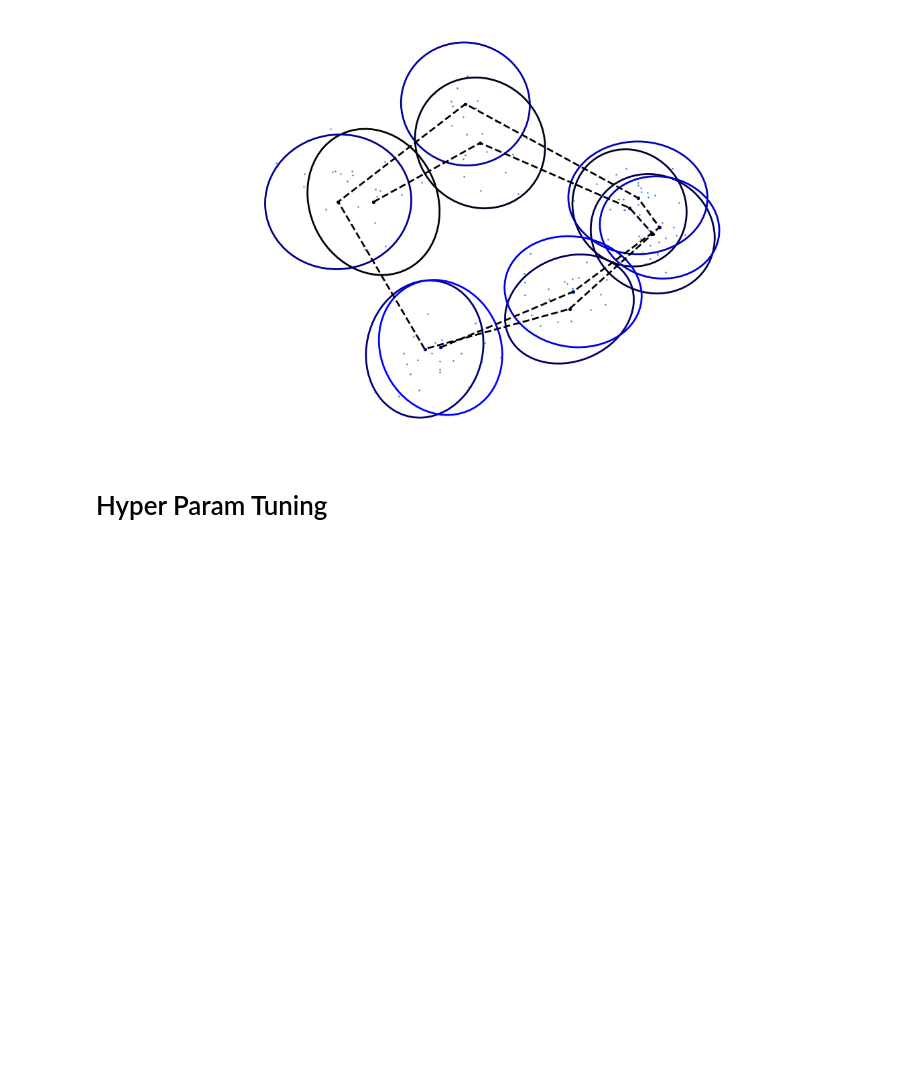
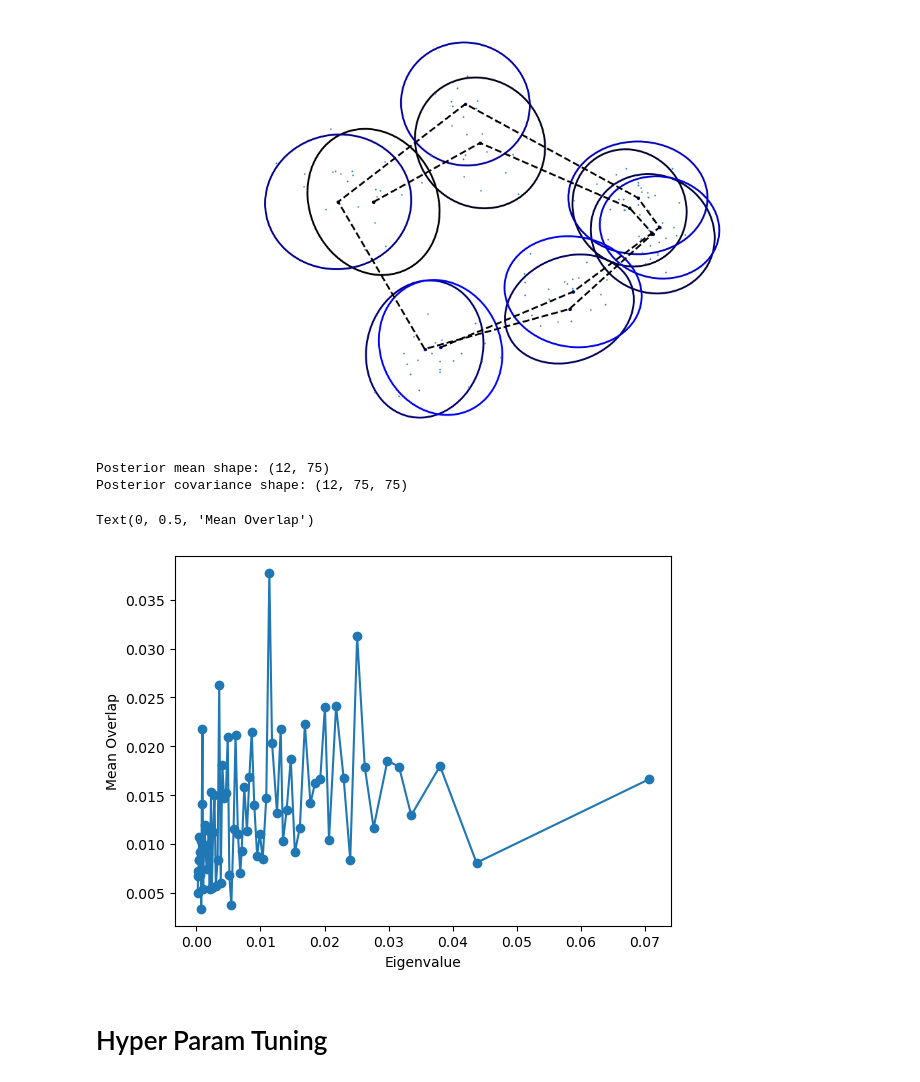
Before and after one commit to scastedo/wishart-process, a Jupyter notebook: z_castedo_wishart_test_2.ipynb, the cells around one changed output. Saved outputs shown, nothing was run; the diff lists cells and outputs as text; code cells hidden in the pictures; blank space fills up the shorter version.

```diff
--- a/z_castedo_wishart_test_2.ipynb
+++ b/z_castedo_wishart_test_2.ipynb
@@ -235,6 +235,34 @@ visualizations.visualize_pc(
 )
 # %% [output]
 [figure]
+# %%
+print("Posterior mean shape:", mu_hat.shape)
+print("Posterior covariance shape:", sigma_hat.shape)
+num_angles = mu_hat.shape[0]
+num_evec = sigma_hat.shape[1]
+overlaps = np.zeros((num_angles, num_evec))
+eig_vals = np.zeros((num_angles, num_evec))
+for i in range(num_angles):
+    eval, evec = np.linalg.eigh(sigma_hat[i,:,:])
+    # evec = evec[:,::-1]  # Sort eigenvectors by eigenvalues in descending order
+    # eval = eval[::-1]  # Sort eigenvalues in descending order
+    eig_vals[i,:] = eval
+    d_mu = mu_hat[i,:] - mu_hat[(i+1)%num_angles,:]
+    for j in range(num_evec):
+        square_overlap = np.abs(np.dot(d_mu, evec[:,j])**2 / (np.linalg.norm(d_mu)**2 * np.linalg.norm(evec[:,j])**2))
+        overlaps[i,j] = square_overlap
+mean_overlap = np.mean(overlaps, axis=0)
+mean_evals = np.mean(eig_vals, axis=0)
+plt.plot(mean_evals,mean_overlap, marker='o')
+# for i in range(num_angles):
+    # plt.plot(eig_vals[i,:],overlaps[i,:], marker='o', label=f'Angle {i+1}')
+plt.xlabel('Eigenvalue')
+plt.ylabel('Mean Overlap')
+# %% [output]
+Posterior mean shape: (12, 75)
+Posterior covariance shape: (12, 75, 75)
+Text(0, 0.5, 'Mean Overlap')
+[figure, added]
 # %% [markdown]
 # Hyper Param Tuning
 # %%
```
Also changed, not shown: parts of 4 cells of this notebook, 2 other files.
